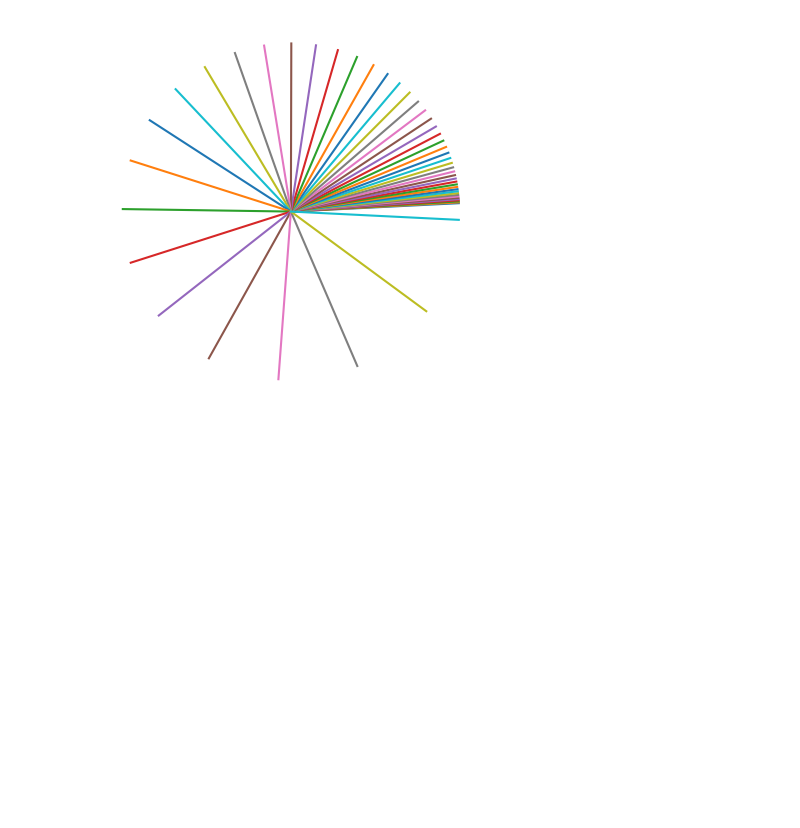
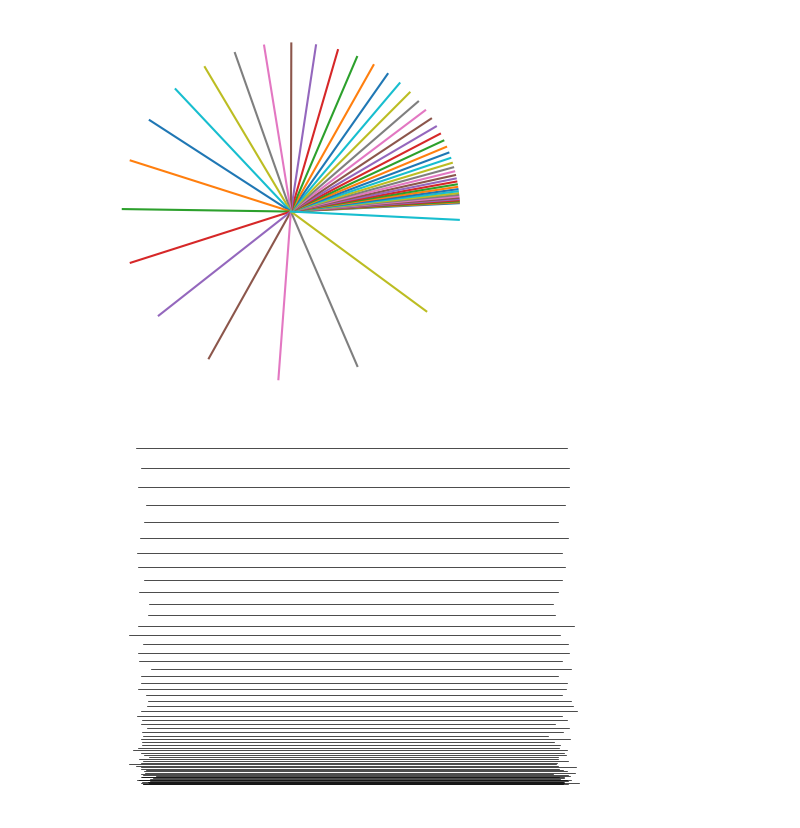
Before and after one commit to viktor-kertanov/master-math, a Jupyter notebook: ch7_algebra_2/10_unit_circle.ipynb, the cells around one changed output. Cells and saved outputs as stored; diff of their text form; code cells hidden in the pictures; blank space fills up the shorter version.

Commit message:
Algebra 2, almost through, except bug hunt: extrema, local and global minima, maxima; even/odd functions; logspace linspace; scientific notation; arithm geom seq

```diff
--- a/ch7_algebra_2/10_unit_circle.ipynb
+++ b/ch7_algebra_2/10_unit_circle.ipynb
@@ -42,3 +42,15 @@ plt.axis('off')
 plt.show()
 # %% [output]
 [figure]
+# %%
+n = 100
+lines = np.linspace(-3, 3, n)
+k = np.exp(lines)
+for line in k[35:]:
+    plt.plot([np.random.normal(-2, 0.05, 1), np.random.normal(2, 0.05, 1)], [line, line], linewidth=0.5, color='k')
+
+plt.axis('off')
+plt.savefig('exp_lines.svg')
+plt.show()
+# %% [output]
+[figure, added]
```
Also changed, not shown: parts of 1 cell of this notebook, 12 other files.
